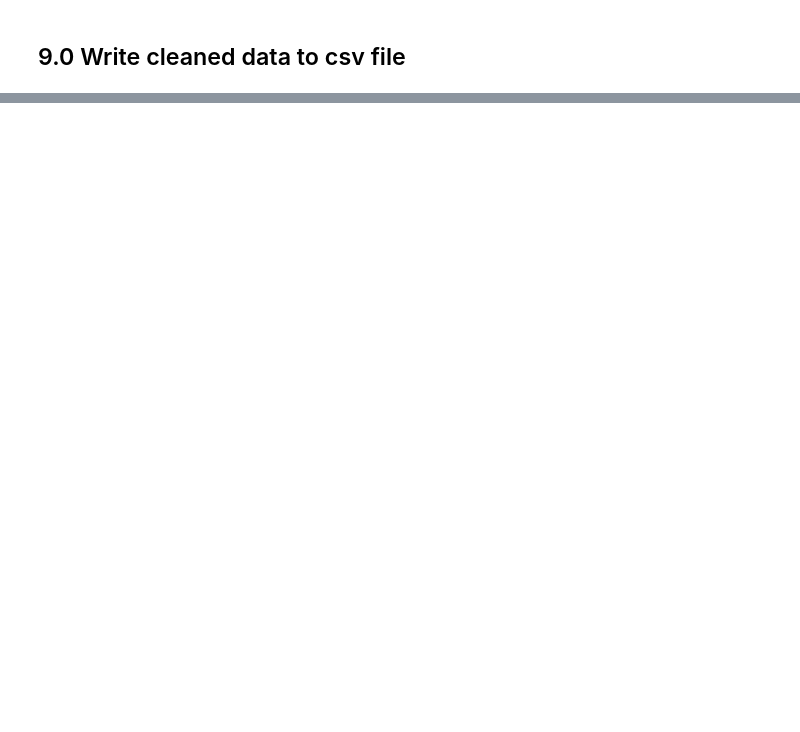
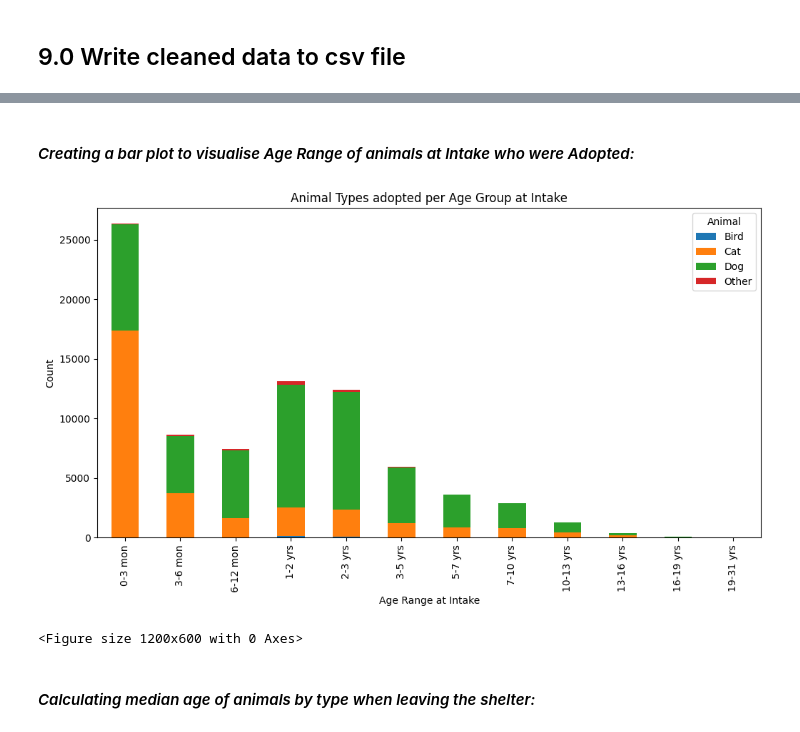
Before and after one commit to a-messmer/AAC_prelim_data_analysis_project, a Jupyter notebook: Project-api.ipynb, the cells around one changed output, grey strips where cells are left out. Drawn from its saved outputs; the diff is of its cells as text; code cells hidden in the pictures; blank space fills up the shorter version.

```diff
--- a/Project-api.ipynb
+++ b/Project-api.ipynb
@@ -511,0 +1145,6 @@ shelter_df.to_csv('Austin_Animal_Center_clean_data.csv')
+# %%
+# finding out datatypes of columns:
+shelter_df['Intake Date'] = pd.to_datetime(shelter_df['Intake Date'])
+shelter_df['Outcome Date'] = pd.to_datetime(shelter_df['Outcome Date'])
+shelter_df[['Time In Shelter', 'Age at Intake', 'Age at Outcome']] = shelter_df[['Time In Shelter', 'Age at Intake', 'Age at Outcome']].apply(pd.to_timedelta)
+shelter_df.info()
@@ -511,0 +1186,26 @@ shelter_df.to_csv('Austin_Animal_Center_clean_data.csv')
+# %% [markdown]
+#### *Creating a bar plot to visualise Age Range of animals at Intake who were Adopted:*
+# %%
+# ensuring 'Age Range at Intake' column is string type:
+shelter_df['Animal', 'Age Range at Intake'] = shelter_df['Age Range at Intake'].astype(str)
+
+# Filtering data for adoption:
+adoptionData = shelter_df[shelter_df['Outcome Type'] == 'Adoption']
+
+# Grouping and counting data by Age Range at Intake and Animal type:
+ageAnimalAdoptIntCounts = adoptionData.groupby(['Age Range at Intake', 'Animal']).size().unstack()
+
+# plotting a bar chart to show Animal Types adopted per Age Group:
+ax = ageAnimalAdoptIntCounts.plot(kind = 'bar', stacked = True, figsize = (12, 6))
+plt.figure(figsize = (12, 6))
+ax.set(xlabel = 'Age Range at Intake')
+ax.set(ylabel = 'Count')
+ax.set(title = 'Animal Types adopted per Age Group at Intake')
+
+plt.tight_layout()
+plt.show()
+# %% [output]
+[figure, added]
+<Figure size 1200x600 with 0 Axes>
+# %% [markdown]
+#### *Calculating median age of animals by type when leaving the shelter:*
```
Also changed, not shown: parts of 144 cells of this notebook.
